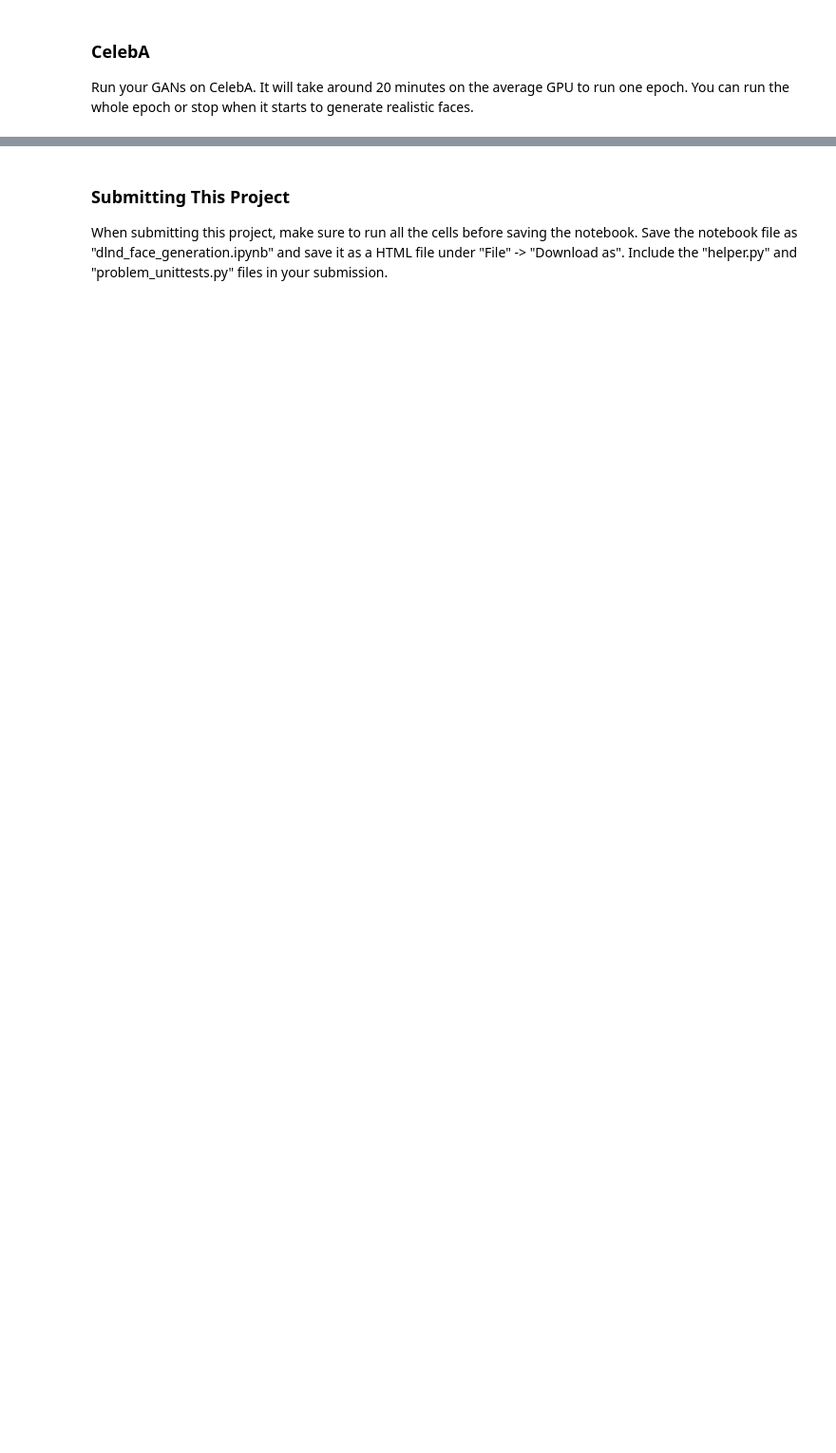
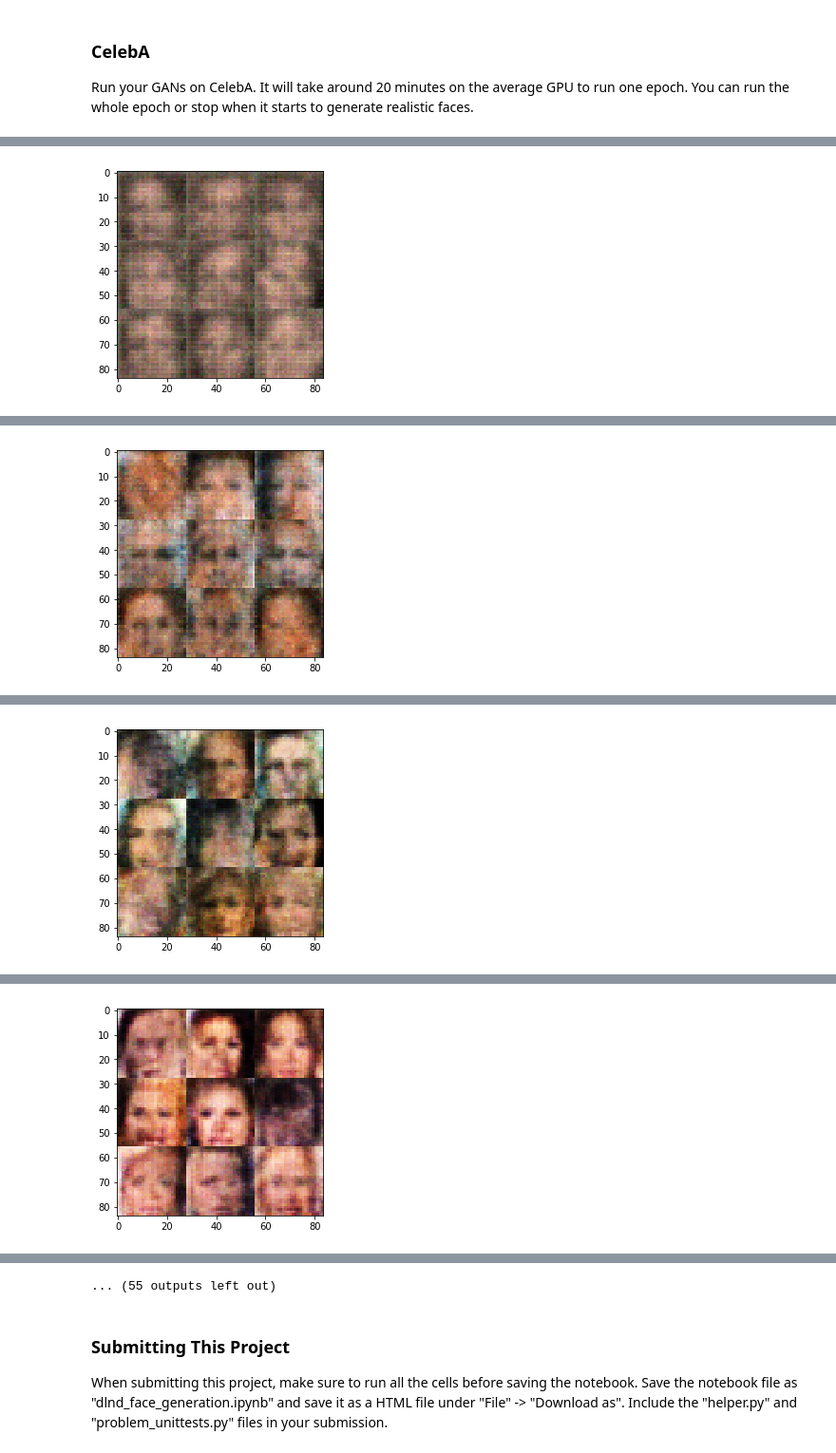
Before and after one commit to RahulMetangale/deep-learning, a Jupyter notebook: face_generation/dlnd_face_generation.ipynb, the cells around one changed output, grey strips where cells are left out. Shown at 95% size. Saved outputs shown, nothing was run; the diff lists cells and outputs as text; code cells hidden in the pictures; blank space fills up the shorter version.

```diff
--- a/face_generation/dlnd_face_generation.ipynb
+++ b/face_generation/dlnd_face_generation.ipynb
@@ -341,10 +431,10 @@ with tf.Graph().as_default():
 ### CelebA
 Run your GANs on CelebA.  It will take around 20 minutes on the average GPU to run one epoch.  You can run the whole epoch or stop when it starts to generate realistic faces.
 # %%
-batch_size = 128
+batch_size = 60
 z_dim = 100
 learning_rate = 0.0002
-beta1 = 0.6
+beta1 = 0.5
 
 
 """
@@ -356,3 +446,4 @@ celeba_dataset = helper.Dataset('celeba', glob(os.path.join(data_dir, 'img_align
 with tf.Graph().as_default():
     train(epochs, batch_size, z_dim, learning_rate, beta1, celeba_dataset.get_batches,
           celeba_dataset.shape, celeba_dataset.image_mode)
+# %% [output]
@@ -358,0 +460 @@ with tf.Graph().as_default():
+[figure, added]
@@ -358,0 +471 @@ with tf.Graph().as_default():
+[figure, added]
@@ -358,0 +482 @@ with tf.Graph().as_default():
+[figure, added]
@@ -358,0 +493 @@ with tf.Graph().as_default():
+[figure, added]
@@ -359,3 +516,4 @@ with tf.Graph().as_default():
+... (55 outputs left out)
 # %% [markdown]
 ### Submitting This Project
 When submitting this project, make sure to run all the cells before saving the notebook. Save the notebook file as "dlnd_face_generation.ipynb" and save it as a HTML file under "File" -> "Download as". Include the "helper.py" and "problem_unittests.py" files in your submission.
```
Also changed, not shown: parts of 12 cells of this notebook.
